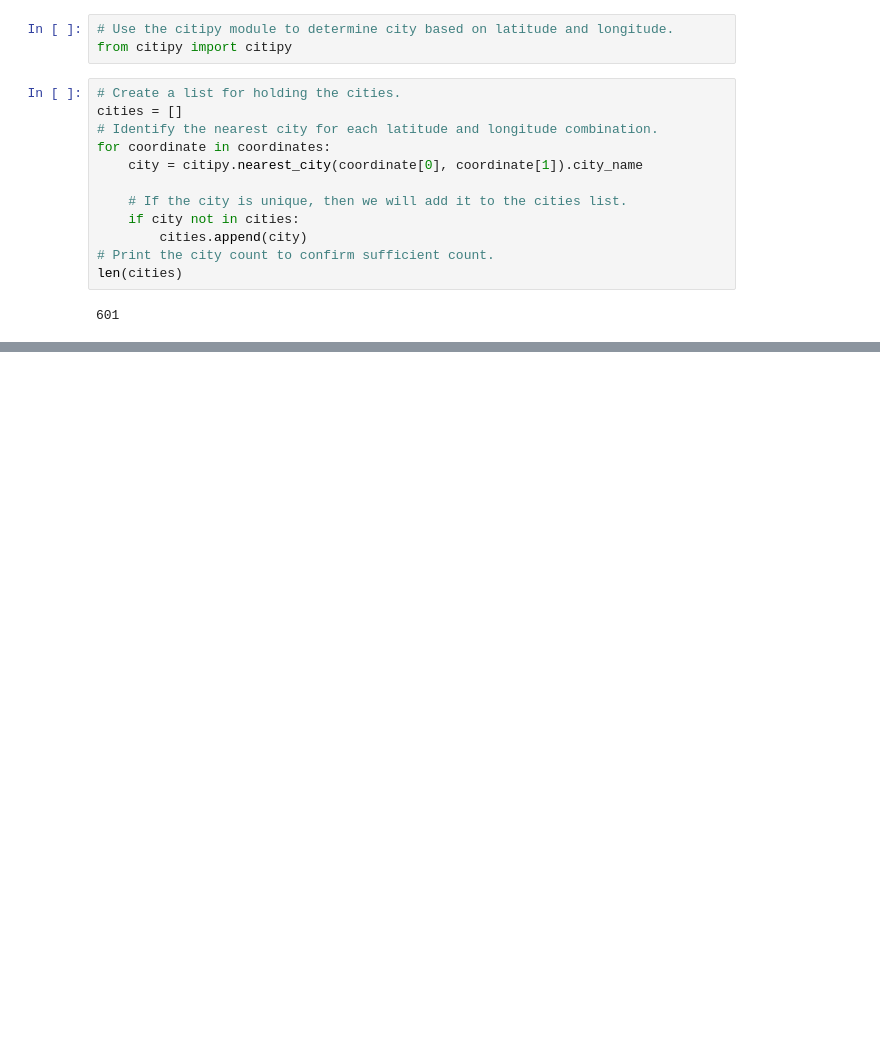
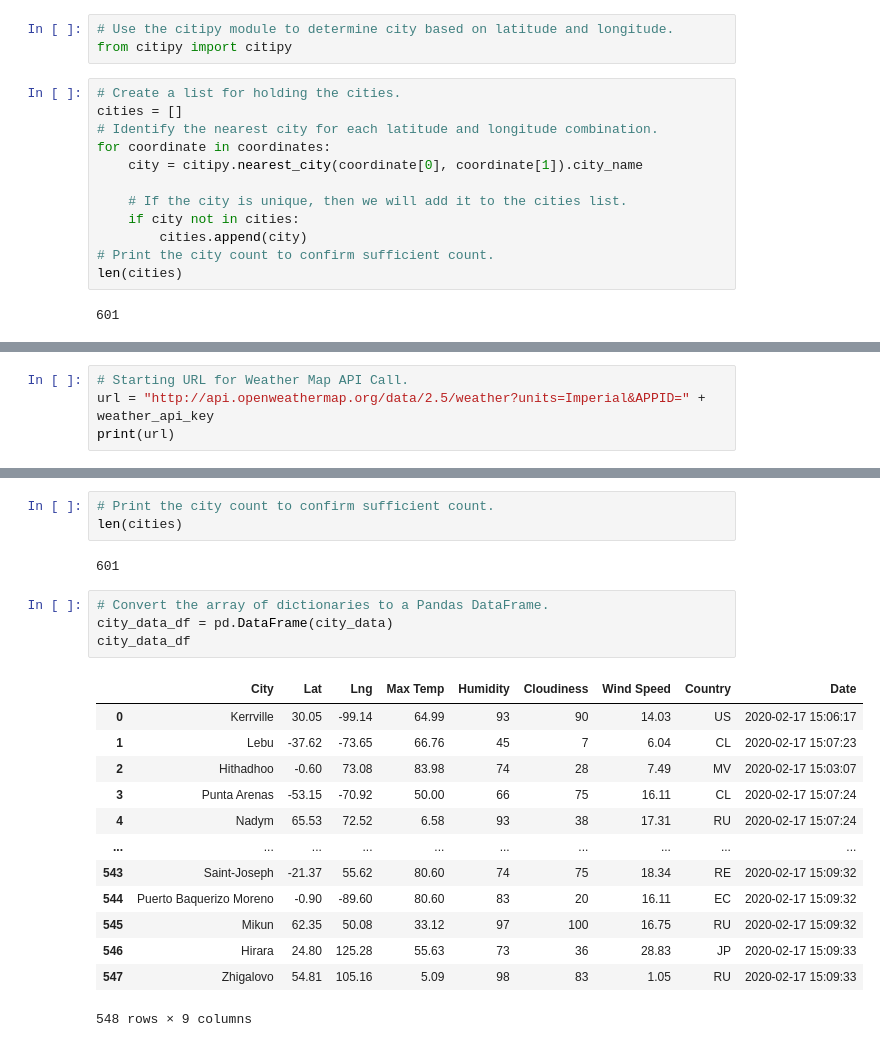
Before and after one commit to menlodoug/World_Weather_Analysis, a Jupyter notebook: WeatherPy.ipynb, the cells around one changed output, grey strips where cells are left out. Drawn from its saved outputs; the diff is of its cells as text; blank space fills up the shorter version.

Commit message:
Updated WeatherPy

```diff
--- a/WeatherPy.ipynb
+++ b/WeatherPy.ipynb
@@ -33,0 +40,4 @@ len(cities)
+# %%
+# Starting URL for Weather Map API Call.
+url = "http://api.openweathermap.org/data/2.5/weather?units=Imperial&APPID=" + weather_api_key
+print(url)
@@ -33,0 +127,23 @@ len(cities)
+# %%
+# Print the city count to confirm sufficient count.
+len(cities)
+# %% [output]
+601
+# %%
+# Convert the array of dictionaries to a Pandas DataFrame.
+city_data_df = pd.DataFrame(city_data)
+city_data_df
+# %% [output]
+|  | City | Lat | Lng | Max Temp | Humidity | Cloudiness | Wind Speed | Country | Date |
+| 0 | Kerrville | 30.05 | -99.14 | 64.99 | 93 | 90 | 14.03 | US | 2020-02-17 15:06:17 |
+| 1 | Lebu | -37.62 | -73.65 | 66.76 | 45 | 7 | 6.04 | CL | 2020-02-17 15:07:23 |
+| 2 | Hithadhoo | -0.60 | 73.08 | 83.98 | 74 | 28 | 7.49 | MV | 2020-02-17 15:03:07 |
+| 3 | Punta Arenas | -53.15 | -70.92 | 50.00 | 66 | 75 | 16.11 | CL | 2020-02-17 15:07:24 |
+| 4 | Nadym | 65.53 | 72.52 | 6.58 | 93 | 38 | 17.31 | RU | 2020-02-17 15:07:24 |
+| ... | ... | ... | ... | ... | ... | ... | ... | ... | ... |
+| 543 | Saint-Joseph | -21.37 | 55.62 | 80.60 | 74 | 75 | 18.34 | RE | 2020-02-17 15:09:32 |
+| 544 | Puerto Baquerizo Moreno | -0.90 | -89.60 | 80.60 | 83 | 20 | 16.11 | EC | 2020-02-17 15:09:32 |
+| 545 | Mikun | 62.35 | 50.08 | 33.12 | 97 | 100 | 16.75 | RU | 2020-02-17 15:09:32 |
+| 546 | Hirara | 24.80 | 125.28 | 55.63 | 73 | 36 | 28.83 | JP | 2020-02-17 15:09:33 |
+| 547 | Zhigalovo | 54.81 | 105.16 | 5.09 | 98 | 83 | 1.05 | RU | 2020-02-17 15:09:33 |
+548 rows × 9 columns
```
Also changed, not shown: parts of 6 cells of this notebook, 3 other files.
